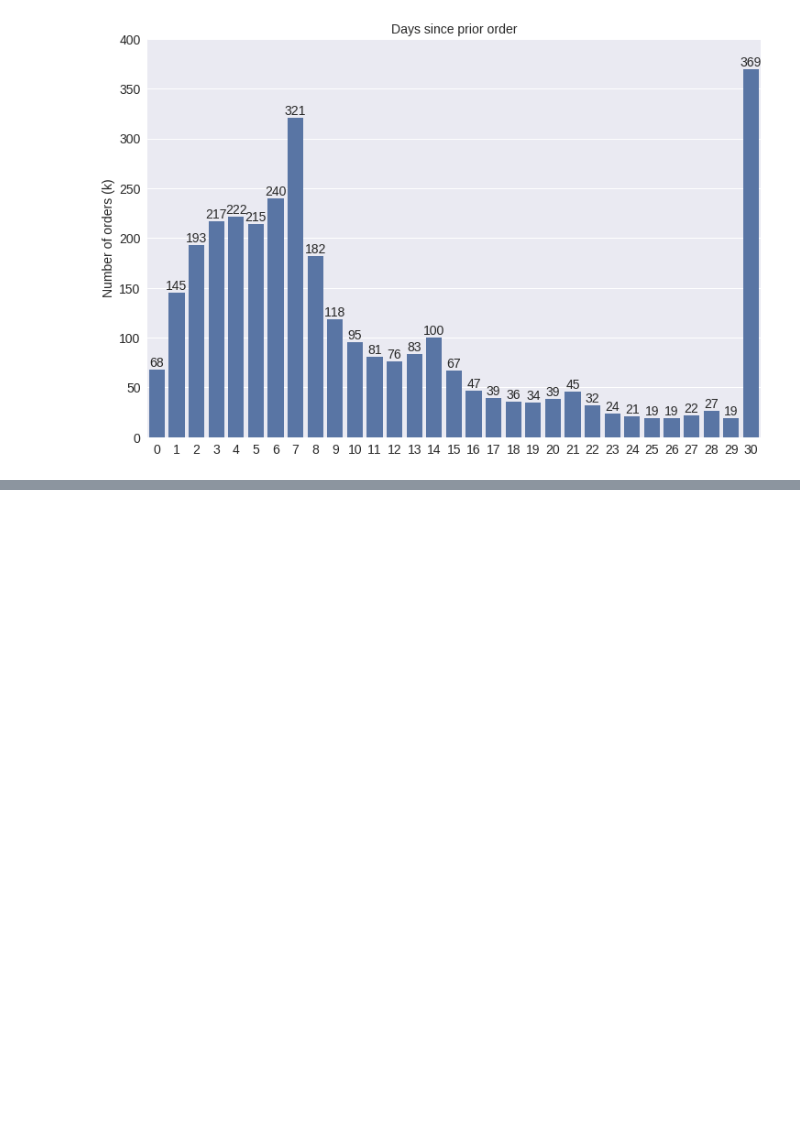
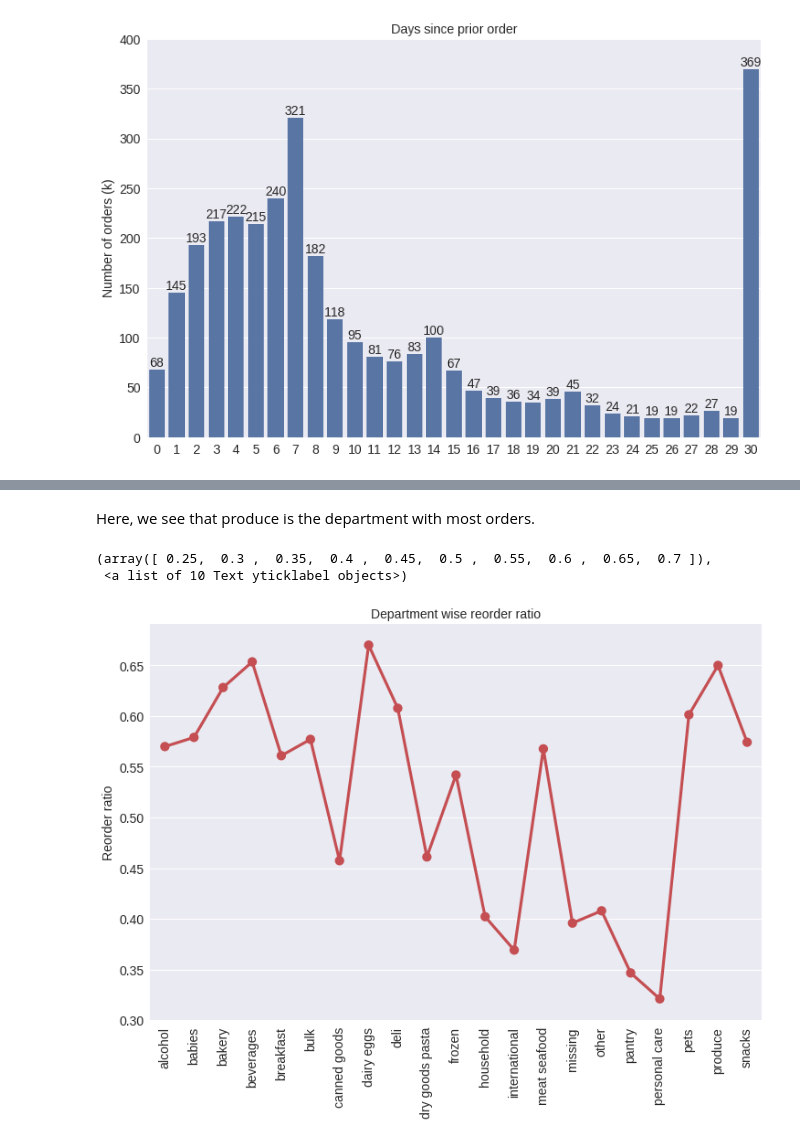
Before and after one commit to hallvardnydal/instacart, a Jupyter notebook: Exploration Notebook.ipynb, the cells around one changed output, grey strips where cells are left out. Cells and saved outputs as stored; diff of their text form; code cells hidden in the pictures; blank space fills up the shorter version.

```diff
--- a/Exploration Notebook.ipynb
+++ b/Exploration Notebook.ipynb
@@ -391,0 +545,15 @@ Order number: 5
+# %% [markdown]
+Here, we see that produce is the department with most orders.
+# %%
+grouped_df = order_products_prior_df.groupby(["department"])["reordered"].aggregate("mean").reset_index()
+
+plt.figure(figsize=(12,8))
+sns.pointplot(grouped_df['department'].values, grouped_df['reordered'].values, alpha=0.8, color=color[2])
+plt.ylabel('Reorder ratio', fontsize=fs)
+plt.title("Department wise reorder ratio", fontsize=fs)
+plt.xticks(rotation='vertical',fontsize=fs)
+plt.yticks(fontsize=fs)
+# %% [output]
+(array([ 0.25,  0.3 ,  0.35,  0.4 ,  0.45,  0.5 ,  0.55,  0.6 ,  0.65,  0.7 ]),
+ <a list of 10 Text yticklabel objects>)
+[figure, added]
```
Also changed, not shown: parts of 67 cells of this notebook.
